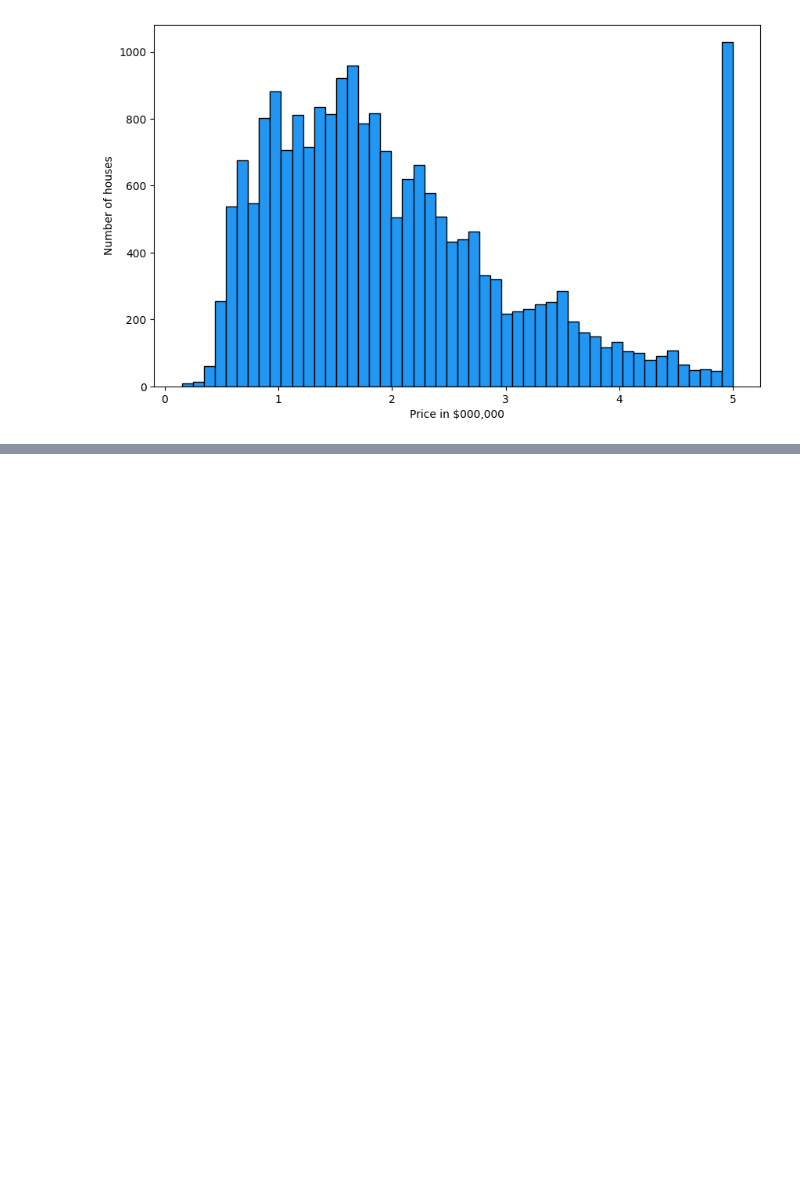
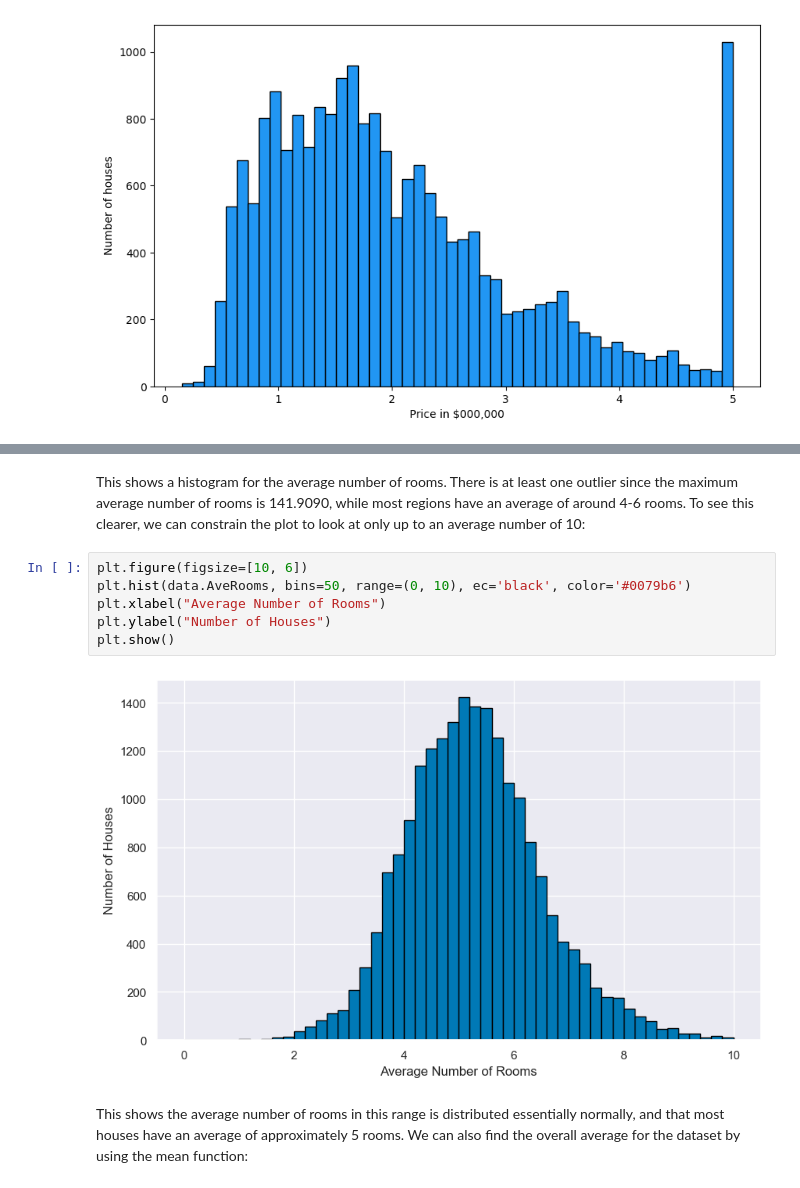
Before and after one commit to srofe/MLBootcamp, a Jupyter notebook: 04-MultivariateLinearRegression/MultivariateRegression.ipynb, the cells around one changed output, grey strips where cells are left out. Drawn from its saved outputs; the diff is of its cells as text; blank space fills up the shorter version.

```diff
--- a/04-MultivariateLinearRegression/MultivariateRegression.ipynb
+++ b/04-MultivariateLinearRegression/MultivariateRegression.ipynb
@@ -171,0 +184,12 @@ plt.show()
+# %% [markdown]
+This shows a histogram for the average number of rooms. There is at least one outlier since the maximum average number of rooms is 141.9090, while most regions have an average of around 4-6 rooms. To see this clearer, we can constrain the plot to look at only up to an average number of 10:
+# %%
+plt.figure(figsize=[10, 6])
+plt.hist(data.AveRooms, bins=50, range=(0, 10), ec='black', color='#0079b6')
+plt.xlabel("Average Number of Rooms")
+plt.ylabel("Number of Houses")
+plt.show()
+# %% [output]
+[figure, added]
+# %% [markdown]
+This shows the average number of rooms in this range is distributed essentially normally, and that most houses have an average of approximately 5 rooms. We can also find the overall average for the dataset by using the mean function:
```
Also changed, not shown: parts of 3 cells of this notebook.
